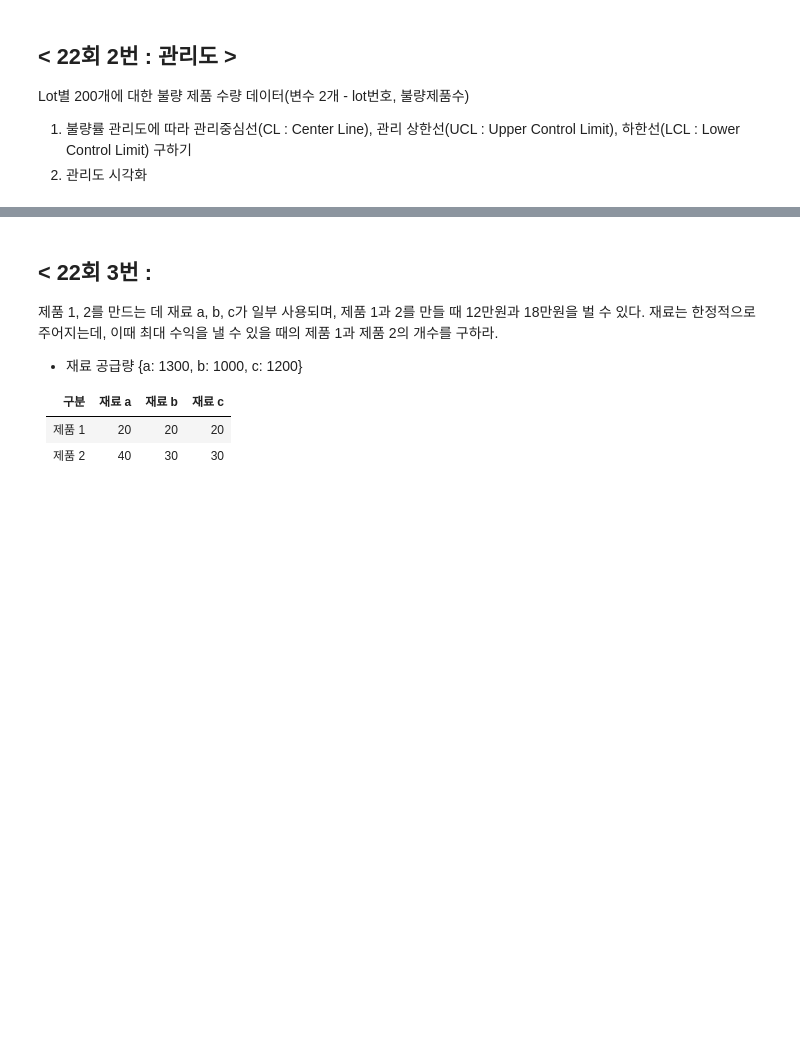
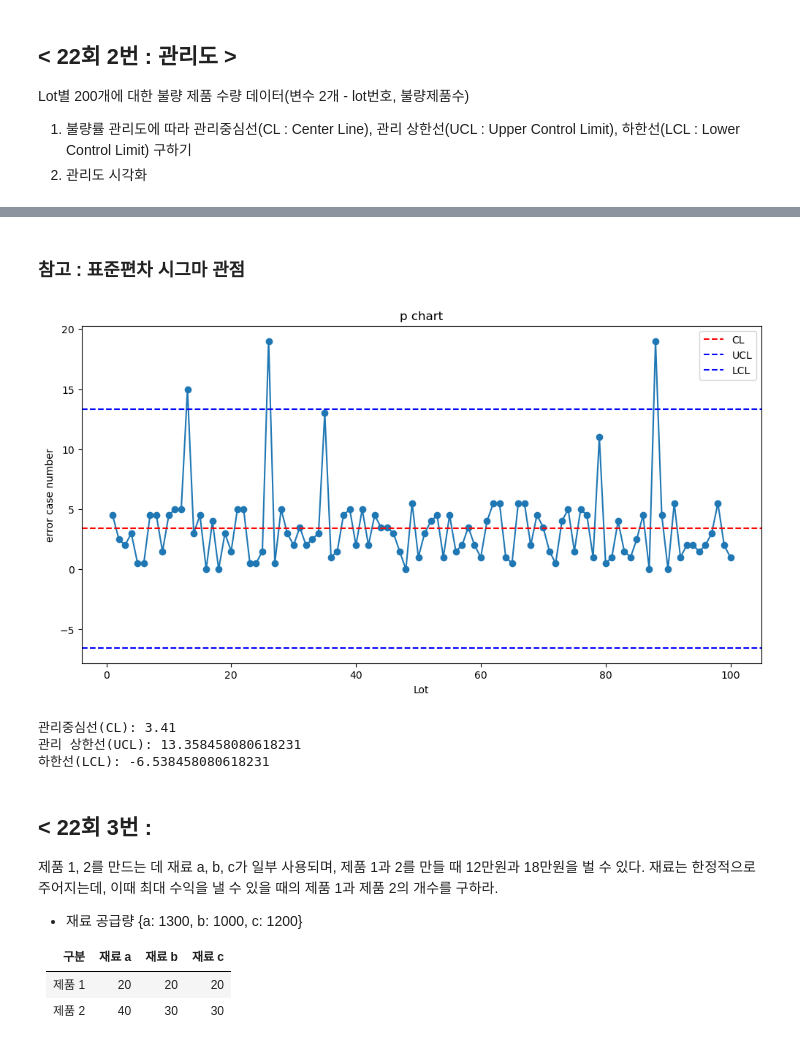
Before and after one commit to Minju-nimm/ADP, a Jupyter notebook: 기출/ADP_통계기출_24_21.ipynb, the cells around one changed output, grey strips where cells are left out. Cells and saved outputs as stored; diff of their text form; code cells hidden in the pictures; blank space fills up the shorter version.

```diff
--- a/기출/ADP_통계기출_24_21.ipynb
+++ b/기출/ADP_통계기출_24_21.ipynb
@@ -588,3 +842,47 @@ Lot별 200개에 대한 불량 제품 수량 데이터(변수 2개 - lot번호,
+# %% [markdown]
+### 참고 : 표준편차 시그마 관점
+# %%
+import pandas as pd
+import numpy as np
+import matplotlib.pyplot as plt
+
+# 데이터 불러오기
+df_p = pd.read_csv('https://raw.githubusercontent.com/Datamanim/datarepo/main/adp/22/error.csv')
+
+# Lot별 불량 수량 계산
+lot_counts = df_p.groupby('iot_number')['error_case_number'].sum()
+
+# 관리중심선(CL) 계산
+cl = lot_counts.mean()
+
+# 표준편차 계산
+sigma = lot_counts.std()
+
+# 관리 상한선(UCL), 하한선(LCL) 계산
+ucl = cl + 3 * sigma
+lcl = cl - 3 * sigma
+
+# 관리도 시각화
+plt.figure(figsize=(12, 6))
+plt.plot(lot_counts.index, lot_counts.values, marker='o')
+plt.axhline(cl, color='r', linestyle='--', label='CL')
+plt.axhline(ucl, color='b', linestyle='--', label='UCL')
+plt.axhline(lcl, color='b', linestyle='--', label='LCL')
+plt.xlabel('Lot')
+plt.ylabel('error case number')
+plt.title('p chart')
+plt.legend()
+plt.show()
+
+# 결과 출력
+print('관리중심선(CL):', cl)
+print('관리 상한선(UCL):', ucl)
+print('하한선(LCL):', lcl)
+# %% [output]
+[figure, added]
+관리중심선(CL): 3.41
+관리 상한선(UCL): 13.358458080618231
+하한선(LCL): -6.538458080618231
 # %% [markdown]
 ## < 22회 3번 :
 제품 1, 2를 만드는 데 재료 a, b, c가 일부 사용되며, 제품 1과 2를 만들 때 12만원과 18만원을 벌 수 있다. 재료는 한정적으로 주어지는데, 이때 최대 수익을 낼 수 있을 때의 제품 1과 제품 2의 개수를 구하라.
```
Also changed, not shown: parts of 24 cells of this notebook, 3 other files.
